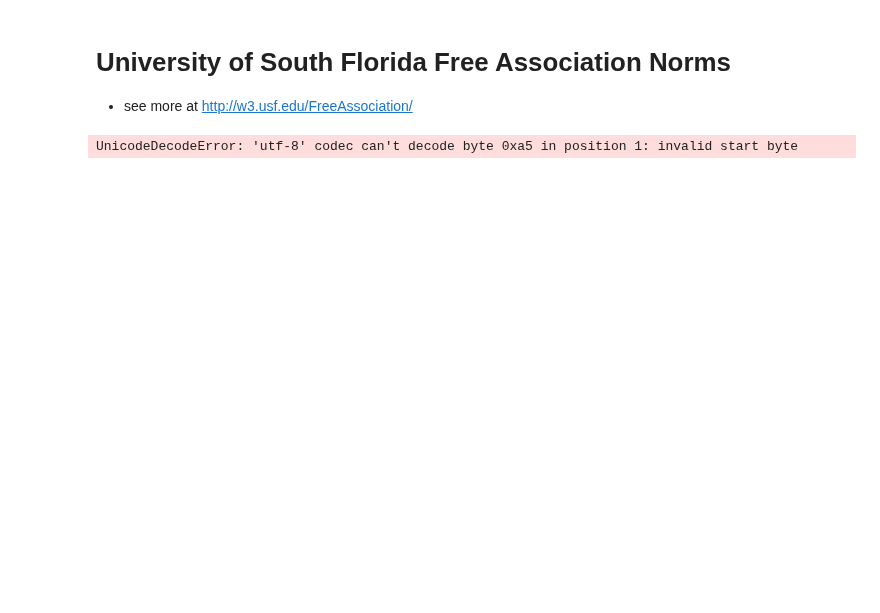
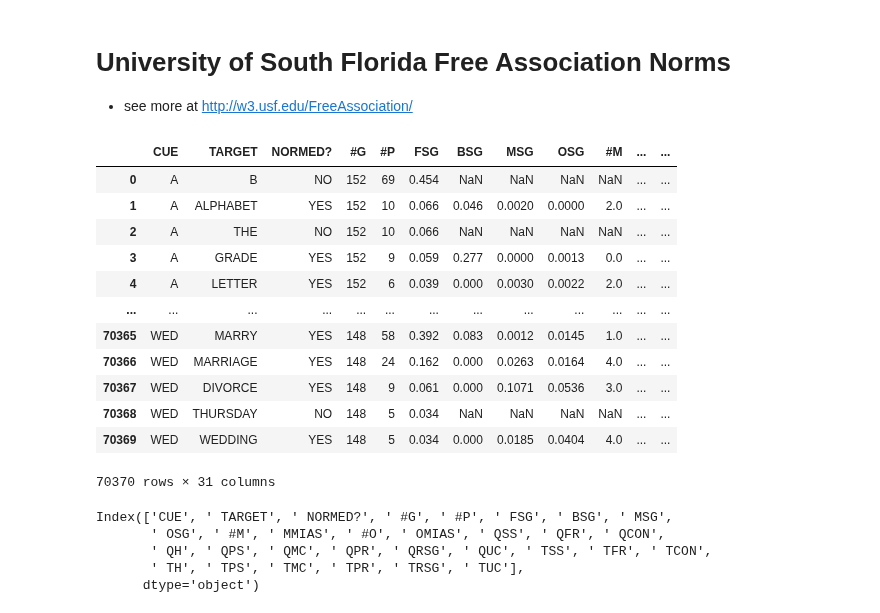
Before and after one commit to JasonLo/triangle_model, a Jupyter notebook: O2S/free_association_norm.ipynb, the cells around one changed output. Drawn from its saved outputs; the diff is of its cells as text; code cells hidden in the pictures; blank space fills up the shorter version.

```diff
--- a/O2S/free_association_norm.ipynb
+++ b/O2S/free_association_norm.ipynb
@@ -16,7 +18,28 @@ for abc in files:
-# %%
-import pandas as pd
-
-abc='C'
-pd.read_csv('free_asso/Cue_Target_Pairs.{}.txt'.format(abc), skiprows=3)
-# %% [output]
-UnicodeDecodeError: 'utf-8' codec can't decode byte 0xa5 in position 1: invalid start byte
+# %%
+%load_ext lab_black
+import pandas as pd
+df = pd.read_csv('free_asso/fan_manual.csv')
+# %%
+df
+# %% [output]
+|  | CUE | TARGET | NORMED? | #G | #P | FSG | BSG | MSG | OSG | #M | ... | ... |
+| 0 | A | B | NO | 152 | 69 | 0.454 | NaN | NaN | NaN | NaN | ... | ... |
+| 1 | A | ALPHABET | YES | 152 | 10 | 0.066 | 0.046 | 0.0020 | 0.0000 | 2.0 | ... | ... |
+| 2 | A | THE | NO | 152 | 10 | 0.066 | NaN | NaN | NaN | NaN | ... | ... |
+| 3 | A | GRADE | YES | 152 | 9 | 0.059 | 0.277 | 0.0000 | 0.0013 | 0.0 | ... | ... |
+| 4 | A | LETTER | YES | 152 | 6 | 0.039 | 0.000 | 0.0030 | 0.0022 | 2.0 | ... | ... |
+| ... | ... | ... | ... | ... | ... | ... | ... | ... | ... | ... | ... | ... |
+| 70365 | WED | MARRY | YES | 148 | 58 | 0.392 | 0.083 | 0.0012 | 0.0145 | 1.0 | ... | ... |
+| 70366 | WED | MARRIAGE | YES | 148 | 24 | 0.162 | 0.000 | 0.0263 | 0.0164 | 4.0 | ... | ... |
+| 70367 | WED | DIVORCE | YES | 148 | 9 | 0.061 | 0.000 | 0.1071 | 0.0536 | 3.0 | ... | ... |
+| 70368 | WED | THURSDAY | NO | 148 | 5 | 0.034 | NaN | NaN | NaN | NaN | ... | ... |
+| 70369 | WED | WEDDING | YES | 148 | 5 | 0.034 | 0.000 | 0.0185 | 0.0404 | 4.0 | ... | ... |
+70370 rows × 31 columns
+# %%
+df.columns
+# %% [output]
+Index(['CUE', ' TARGET', ' NORMED?', ' #G', ' #P', ' FSG', ' BSG', ' MSG',
+       ' OSG', ' #M', ' MMIAS', ' #O', ' OMIAS', ' QSS', ' QFR', ' QCON',
+       ' QH', ' QPS', ' QMC', ' QPR', ' QRSG', ' QUC', ' TSS', ' TFR', ' TCON',
+       ' TH', ' TPS', ' TMC', ' TPR', ' TRSG', ' TUC'],
+      dtype='object')
```
Also changed, not shown: parts of 24 cells of this notebook, 1 other file.
